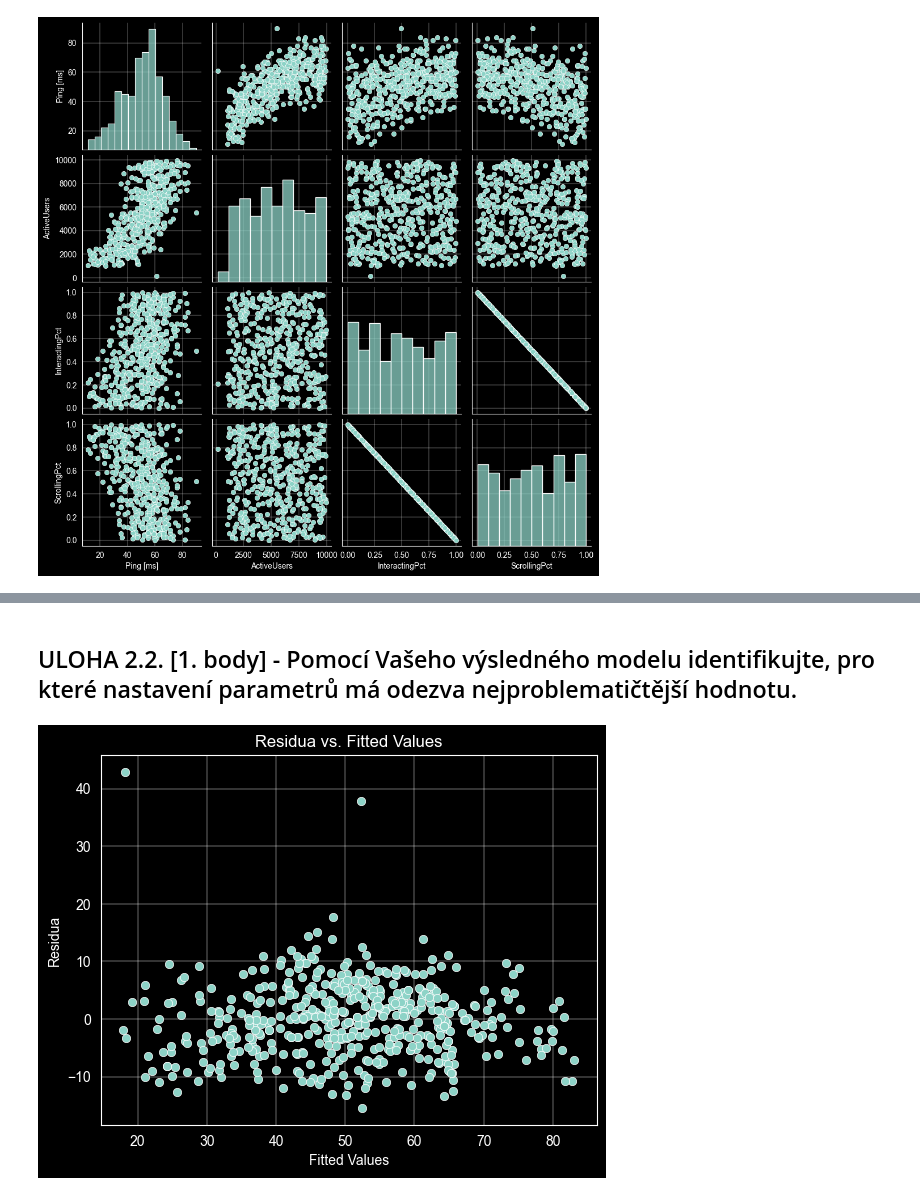
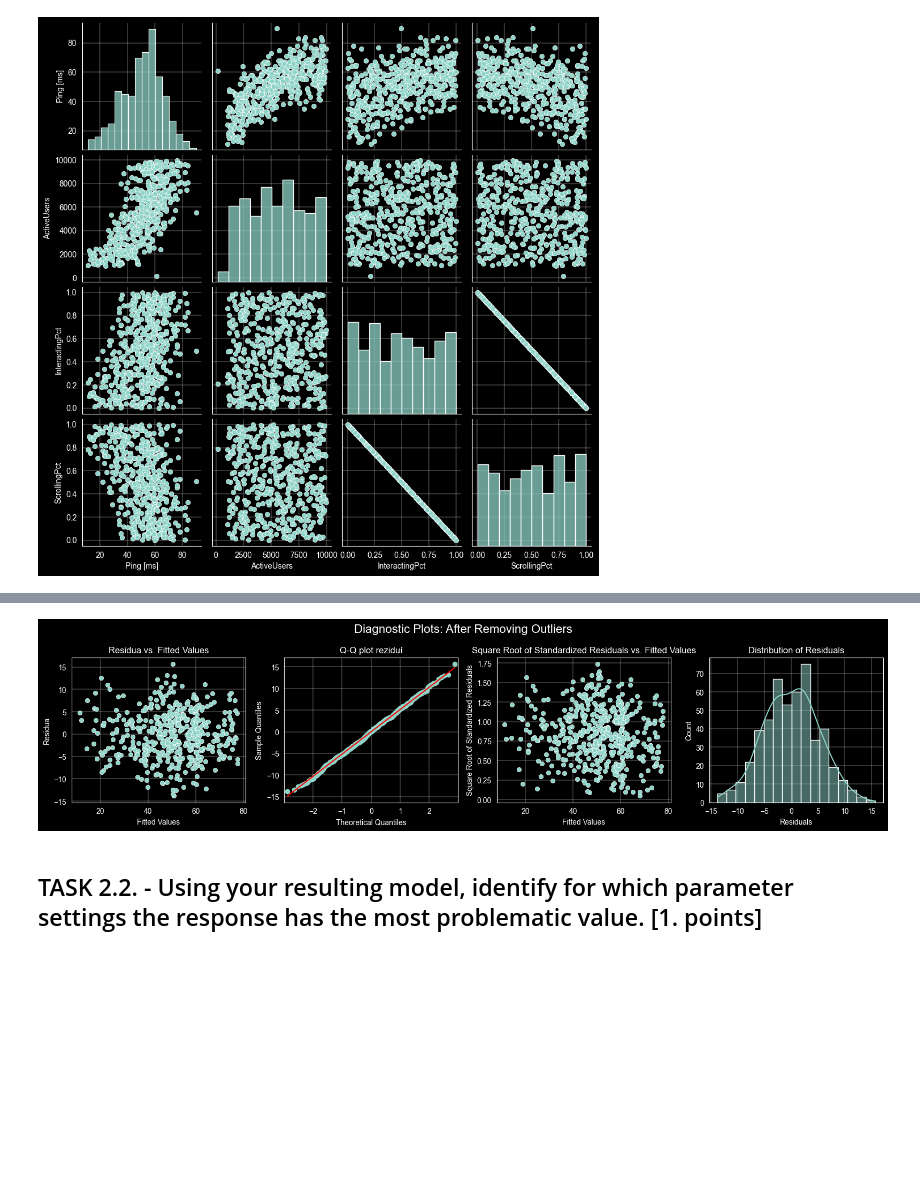
Before and after one commit to zdeneklapes/msp-project2, a Jupyter notebook: xlapes02.ipynb, the cells around one changed output, grey strips where cells are left out. Saved outputs shown, nothing was run; the diff lists cells and outputs as text; code cells hidden in the pictures; blank space fills up the shorter version.

```diff
--- a/xlapes02.ipynb
+++ b/xlapes02.ipynb
@@ -430,0 +599,7 @@ TODO
+# %%
+# Standardized residuals
+standardized_residuals = ols_model.resid_studentized_internal
+
+# Identify outliers based on standardized residuals
+outliers = np.abs(standardized_residuals) > 5
+print(f"Outliers based on standardized residuals: {outliers[outliers == True].index.values}")
@@ -430,0 +608,7 @@ TODO
+# %%
+# Cook's distance
+cooks_distance = ols_model.cooks_distance[0]
+
+# Identify outliers based on Cook's distance
+cooks_outliers = cooks_distance > 10 / poly_X.shape[0]
+print(f"Outliers based on Cook's distance: {cooks_outliers[cooks_outliers == True].index.values}")
@@ -430,0 +617,15 @@ TODO
+# %%
+merged_outliers = list(set(outliers[outliers == True].index) | set(cooks_outliers[cooks_outliers == True].index))
+merged_outliers.sort()
+
+# Remove outliers, if was not removed before
+if len(poly_X) == len(X):
+    poly_X = poly_X.drop(merged_outliers, axis=0)
+    y = y.drop(merged_outliers, axis=0)
+
+# poly_X
+# %%
+# Retrain model
+model_without_outliers = sm.OLS(endog=y, exog=poly_X).fit()
+print(model_without_outliers.summary())
+write_to_file('tmp/out/model_summary_cook.txt', model_without_outliers.summary().as_text())
@@ -431,12 +654,6 @@ TODO
+# %%
+plot_diagnostic_subplots(model_without_outliers, title='Diagnostic Plots: After Removing Outliers')
+# %% [output]
+[figure, added]
 # %% [markdown]
-## ULOHA 2.2. [1. body] - Pomocí Vašeho výsledného modelu identifikujte, pro které nastavení parametrů má odezva nejproblematičtější hodnotu.
+## TASK 2.2. - Using your resulting model, identify for which parameter settings the response has the most problematic value. [1. points]
-# %%
-# Diagnostika předpokladů lineární regrese a odstranění odlehlých hodnot
-# Residua vs. Fitted Values (diagnostický graf)
-sns.scatterplot(x=model.fittedvalues, y=model.resid)
-plt.title("Residua vs. Fitted Values")
-plt.xlabel("Fitted Values")
-plt.ylabel("Residua")
-plt.show()
-# %% [output]
-[figure, removed]
```
Also changed, not shown: parts of 66 cells of this notebook, 2 other files.
